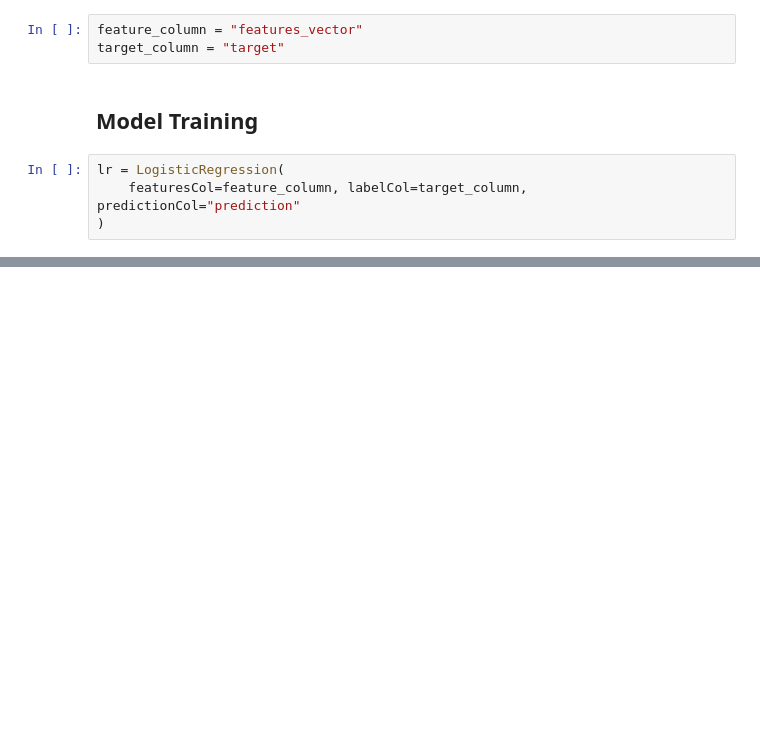
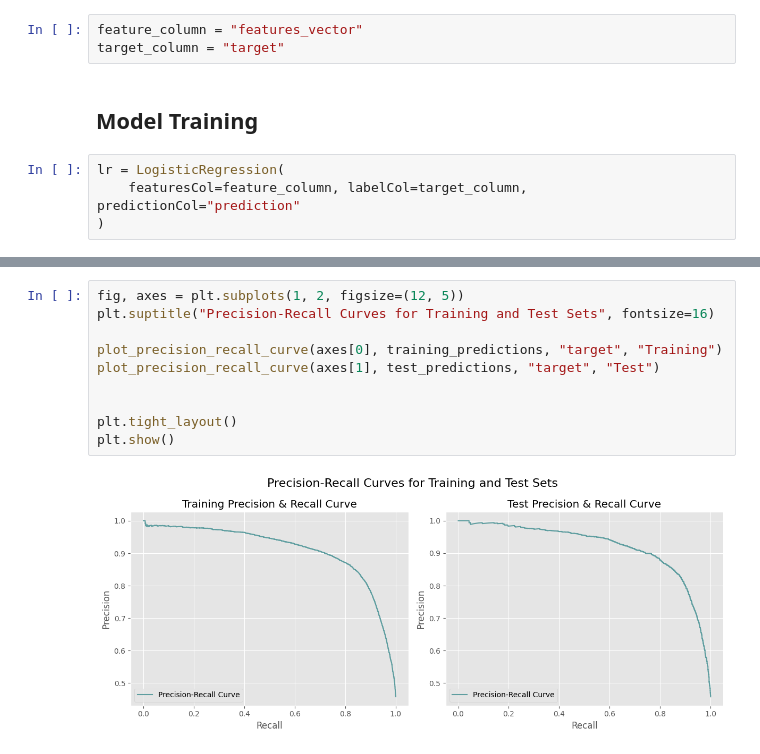
Before and after one commit to rnimisha/news-reliability-detector, a Jupyter notebook: notebooks/model_training/logistic_regression.ipynb, the cells around one changed output, grey strips where cells are left out. Saved outputs shown, nothing was run; the diff lists cells and outputs as text; blank space fills up the shorter version.

```diff
--- a/notebooks/model_training/logistic_regression.ipynb
+++ b/notebooks/model_training/logistic_regression.ipynb
@@ -53,0 +84,12 @@ lr_model = lr.fit(train_transformed)
+# %%
+fig, axes = plt.subplots(1, 2, figsize=(12, 5))
+plt.suptitle("Precision-Recall Curves for Training and Test Sets", fontsize=16)
+
+plot_precision_recall_curve(axes[0], training_predictions, "target", "Training")
+plot_precision_recall_curve(axes[1], test_predictions, "target", "Test")
+
+
+plt.tight_layout()
+plt.show()
+# %% [output]
+[figure, added]
```
Also changed, not shown: parts of 14 cells of this notebook.
